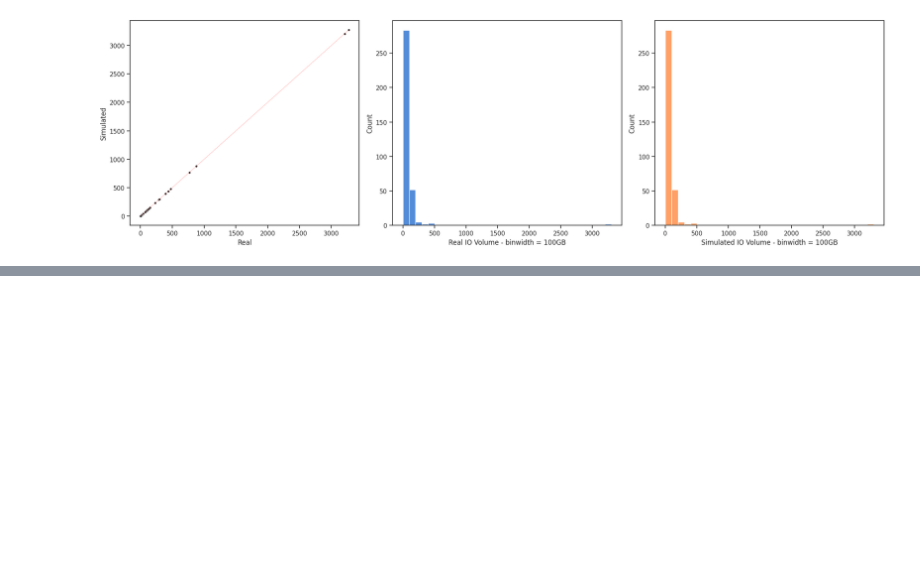
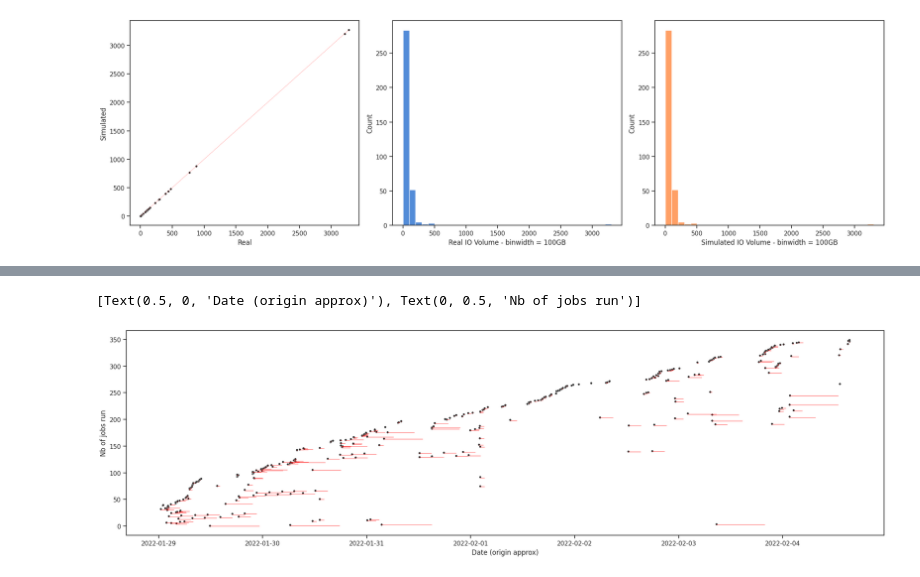
Before and after one commit to fives-simulator/fives, a Jupyter notebook: results/SimulationAnalysis.ipynb, the cells around one changed output, grey strips where cells are left out. Saved outputs shown, nothing was run; the diff lists cells and outputs as text; code cells hidden in the pictures; blank space fills up the shorter version.

```diff
--- a/results/SimulationAnalysis.ipynb
+++ b/results/SimulationAnalysis.ipynb
@@ -328,0 +357,34 @@ scatter.set(xlabel="Date (origin approx)", ylabel="Nb of jobs run")
+# %%
+dataset_yaml = None
+with open(dataset_path, "r", encoding="utf-8") as dataset:
+    dataset_yaml = load(dataset, Loader=CLoader)
+# %%
+import datetime as dt
+fig, axs = plt.subplots(ncols=1)
+fig.set_tight_layout(tight=True)
+fig.set_figheight(6)
+fig.set_figwidth(20)
+
+job_start_times = []
+
+lines = []
+
+runtime_index = 0
+for job in dataset_yaml["jobs"]:
+
+    job_start_times.append(dt.datetime.fromisoformat(job["startTime"]))
+
+    lines.append({
+                    "x": [dt.datetime.fromisoformat(job["startTime"]),
+                          dt.datetime.fromisoformat(job["endTime"])],
+                    "y": [runtime_index, runtime_index]
+                })
+    runtime_index += 1
+
+scatter = sns.scatterplot(x=job_start_times, y=range(1,len(results) + 1), s=15, color=".15", ax=axs)
+for line in lines:
+    sns.lineplot(line, x="x", y="y", color="red", linestyle="-", linewidth=0.5, ax=axs)
+scatter.set(xlabel="Date (origin approx)", ylabel="Nb of jobs run")
+# %% [output]
+[Text(0.5, 0, 'Date (origin approx)'), Text(0, 0.5, 'Nb of jobs run')]
+[figure, added]
```
Also changed, not shown: parts of 9 cells of this notebook, 3 other files.
